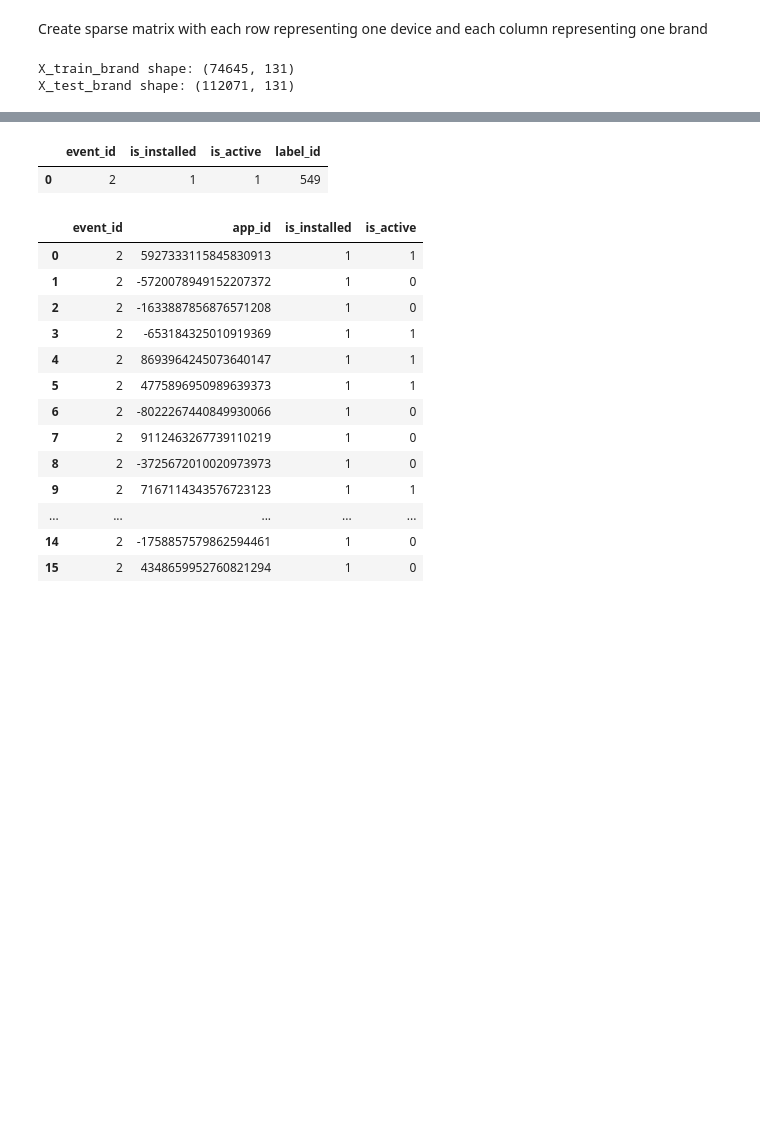
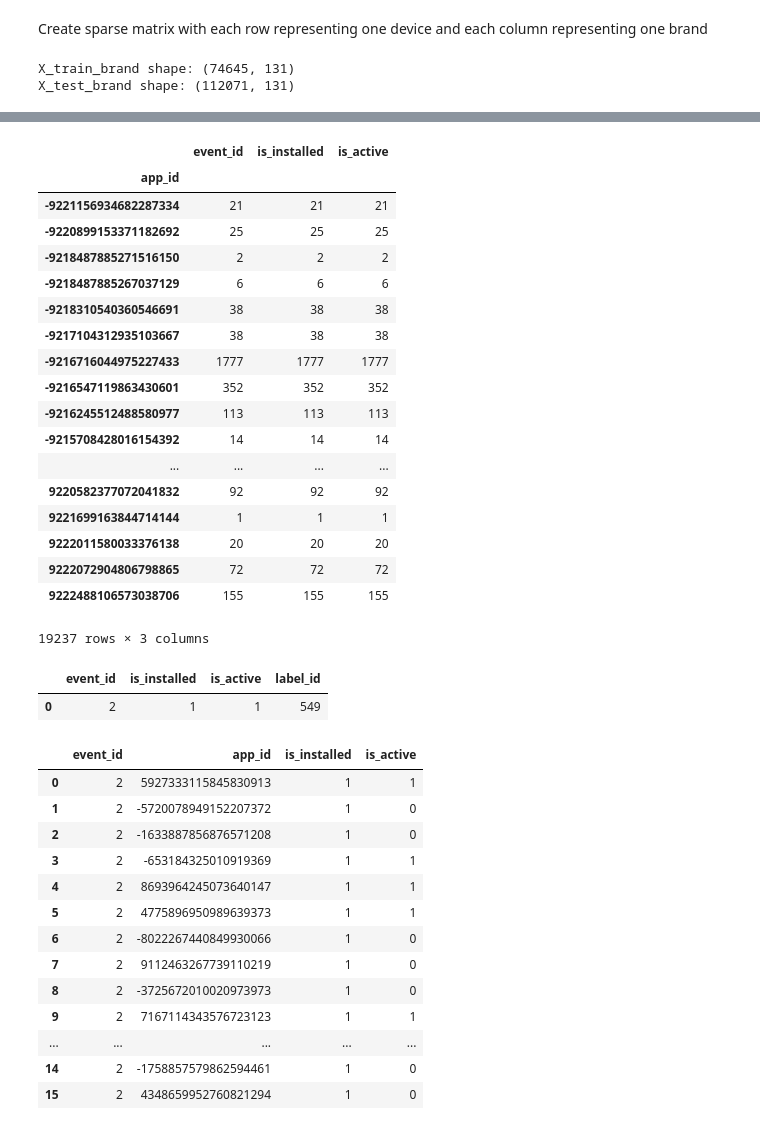
Before and after one commit to spidermanxyz98/talking_data, a Jupyter notebook: Talking data.ipynb, the cells around one changed output, grey strips where cells are left out. Drawn from its saved outputs; the diff is of its cells as text; code cells hidden in the pictures; blank space fills up the shorter version.

```diff
--- a/Talking data.ipynb
+++ b/Talking data.ipynb
@@ -70,6 +104,28 @@ X_test_brand shape: (112071, 131)
 app_event_new = pd.merge(app_event,app_label)
 # %%
 app_event_new = app_event_new.drop(['app_id'],axis=1)
+# %%
+app_event.groupby('app_id').count()
+# %% [output]
+|  | event_id | is_installed | is_active |
+| app_id |  |  |  |
+| -9221156934682287334 | 21 | 21 | 21 |
+| -9220899153371182692 | 25 | 25 | 25 |
+| -9218487885271516150 | 2 | 2 | 2 |
+| -9218487885267037129 | 6 | 6 | 6 |
+| -9218310540360546691 | 38 | 38 | 38 |
+| -9217104312935103667 | 38 | 38 | 38 |
+| -9216716044975227433 | 1777 | 1777 | 1777 |
+| -9216547119863430601 | 352 | 352 | 352 |
+| -9216245512488580977 | 113 | 113 | 113 |
+| -9215708428016154392 | 14 | 14 | 14 |
+| ... | ... | ... | ... |
+| 9220582377072041832 | 92 | 92 | 92 |
+| 9221699163844714144 | 1 | 1 | 1 |
+| 9222011580033376138 | 20 | 20 | 20 |
+| 9222072904806798865 | 72 | 72 | 72 |
+| 9222488106573038706 | 155 | 155 | 155 |
+19237 rows × 3 columns
 # %%
 app_event_new.head(1)
 # %% [output]
```
Also changed, not shown: parts of 5 cells of this notebook.
